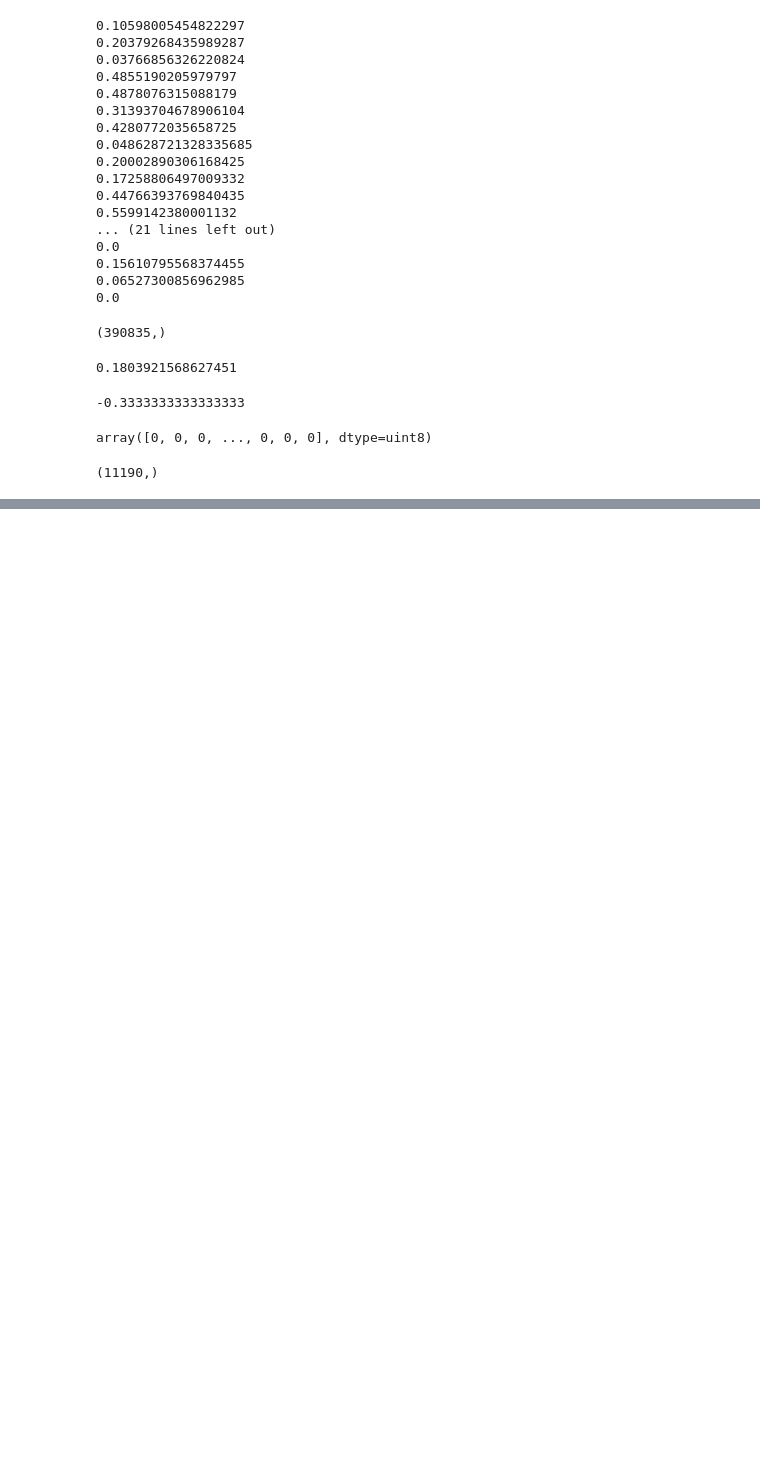
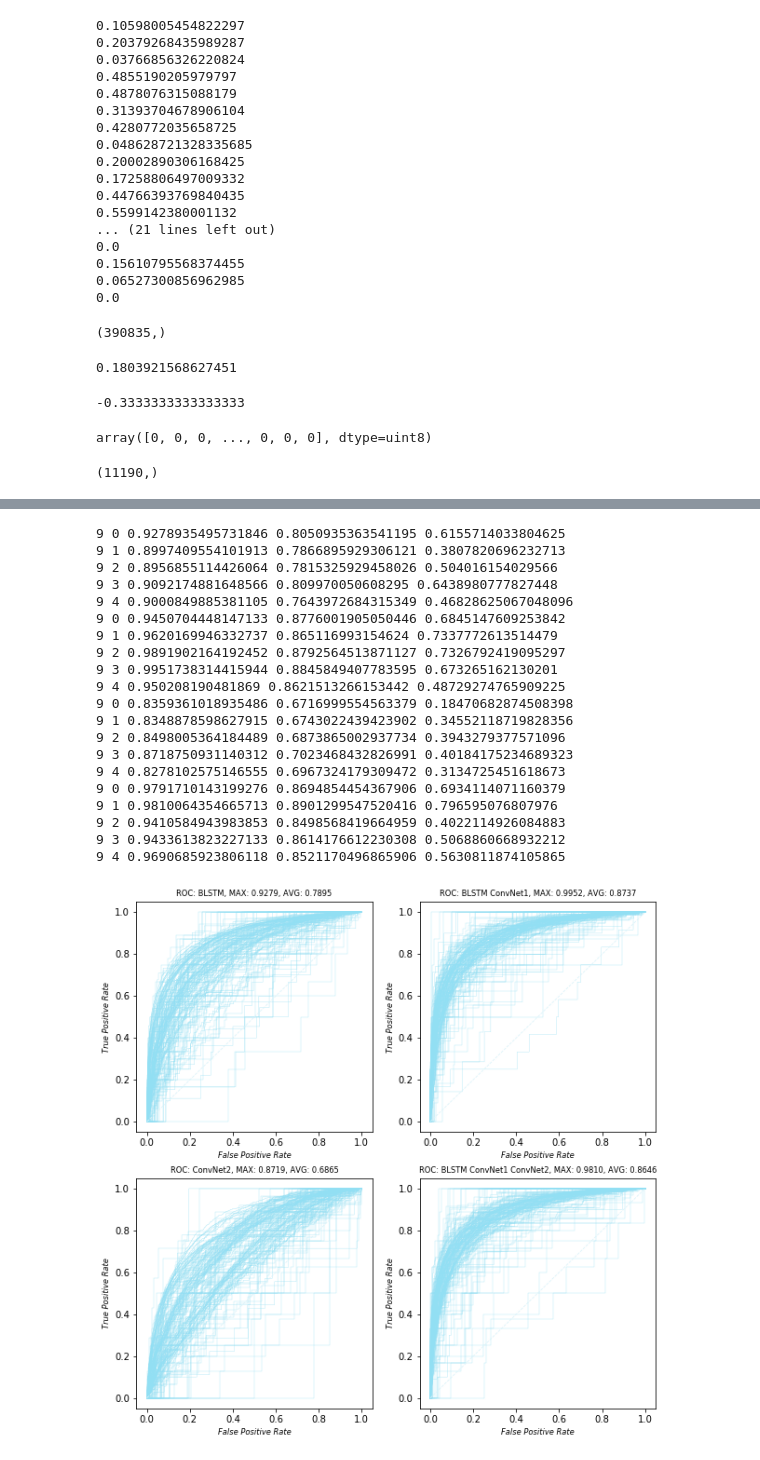
Before and after one commit to Paeans/subcellular, a Jupyter notebook: evaluate.ipynb, the cells around one changed output, grey strips where cells are left out. Saved outputs shown, nothing was run; the diff lists cells and outputs as text; code cells hidden in the pictures; blank space fills up the shorter version.

```diff
--- a/evaluate.ipynb
+++ b/evaluate.ipynb
@@ -316,0 +322,20 @@ with open('new_encoding_3106_uni.txt', 'w') as result_file:
+# %%
+res = []
+for f in range(10):
+    for c in range(5):
+        filename = 'encoding_pssm_4802/new_encoding_pssm_4802_' +str(c) + '_' +  str(f) + '.mat'
+        result = loadmat(filename)
+        test_y = result['test_y']
+        pred_y = result['pred_y']
+
+        resauc = []
+        for i in range(37):
+            if i in [18, 23, 28]:
+                continue
+            fpr, tpr, _ = roc_curve(test_y[:, i], pred_y[:, i])
+            roc_auc = auc(fpr, tpr)
+            resauc.append(roc_auc)
+        print(f,c,np.amax(resauc), np.average(resauc))
+        res.append(resauc)
+
+tmp = np.array(res)
@@ -316,0 +364,60 @@ with open('new_encoding_3106_uni.txt', 'w') as result_file:
+# %%
+f, axs = plt.subplots(2,2,  figsize=(10,10))
+fname = ['result_4802_', 'result_large-reg-4802_',
+         'result_pssm-conv-4802_', 'encoding_pssm_4802/new_encoding_pssm_4802_']
+modelname = ['BLSTM', 'BLSTM ConvNet1', 'ConvNet2', 'BLSTM ConvNet1 ConvNet2']
+res = []
+for m in range(2):
+    for n in range(2):
+        tres = []
+        for c in range(5):
+            filename = fname[m*2+n] +str(c) + '_' +  '9.mat'
+            result = loadmat(filename)
+            test_y = result['test_y']
+            pred_y = result['pred_y']
+
+            resauc = []
+            fig1 = axs[m,n]
+            for i in range(37):
+                if i in [18, 23, 28, 31]:
+                    continue
+                fpr, tpr, _ = roc_curve(test_y[:, i], pred_y[:, i])
+                roc_auc = auc(fpr, tpr)
+                resauc.append(roc_auc)
+                fig1.plot(fpr, tpr, color='#92DFF3',
+                     lw=0.3, label='ROC curve (area = %0.4f)' % roc_auc)
+            print(9,c,np.amax(resauc), np.average(resauc), np.amin(resauc))
+            tres.append(resauc)
+        fig1.plot([0, 1], [0, 1], color='#DBF3FA', lw=0.8, linestyle='--')
+        # fig1.xlim([0.0, 1.0])
+        # fig1.ylim([0.0, 1.0])
+        # fig1.xlabel('False Positive Rate', fontsize = 'small', fontstyle='italic')
+        # fig1.ylabel()
+        fig1.set_title('ROC: {}, MAX: {:.4f}, AVG: {:.4f}'.format(modelname[m*2 + n],
+                                        np.amax(tres), np.average(tres)), fontsize = 'small')
+        fig1.set_xlabel('False Positive Rate', fontsize = 'small', fontstyle='italic')
+        fig1.set_ylabel('True Positive Rate', fontsize = 'small', fontstyle='italic')
+        res.append(tres)
+plt.savefig('supp_auc_4802.png')
+# %% [output]
+9 0 0.9278935495731846 0.8050935363541195 0.6155714033804625
+9 1 0.8997409554101913 0.7866895929306121 0.3807820696232713
+9 2 0.8956855114426064 0.7815325929458026 0.504016154029566
+9 3 0.9092174881648566 0.809970050608295 0.6438980777827448
+9 4 0.9000849885381105 0.7643972684315349 0.46828625067048096
+9 0 0.9450704448147133 0.8776001905050446 0.6845147609253842
+9 1 0.9620169946332737 0.865116993154624 0.7337772613514479
+9 2 0.9891902164192452 0.8792564513871127 0.7326792419095297
+9 3 0.9951738314415944 0.8845849407783595 0.673265162130201
+9 4 0.950208190481869 0.8621513266153442 0.48729274765909225
+9 0 0.8359361018935486 0.6716999554563379 0.18470682874508398
+9 1 0.8348878598627915 0.6743022439423902 0.34552118719828356
+9 2 0.8498005364184489 0.6873865002937734 0.3943279377571096
+9 3 0.8718750931140312 0.7023468432826991 0.40184175234689323
+9 4 0.8278102575146555 0.6967324179309472 0.3134725451618673
+9 0 0.9791710143199276 0.8694854454367906 0.6934114071160379
+9 1 0.9810064354665713 0.8901299547520416 0.796595076807976
+9 2 0.9410584943983853 0.8498568419664959 0.4022114926084883
+9 3 0.9433613823227133 0.8614176612230308 0.5068860668932212
+9 4 0.9690685923806118 0.8521170496865906 0.5630811874105865
+[figure, added]
```
Also changed, not shown: parts of 25 cells of this notebook, 3 other files.
